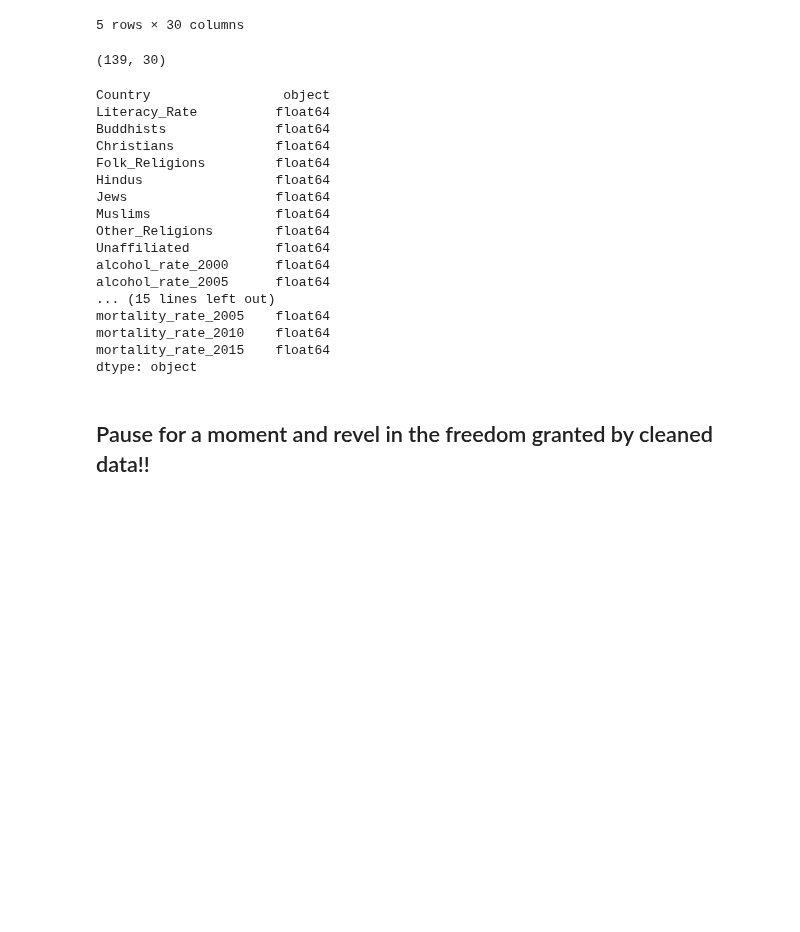
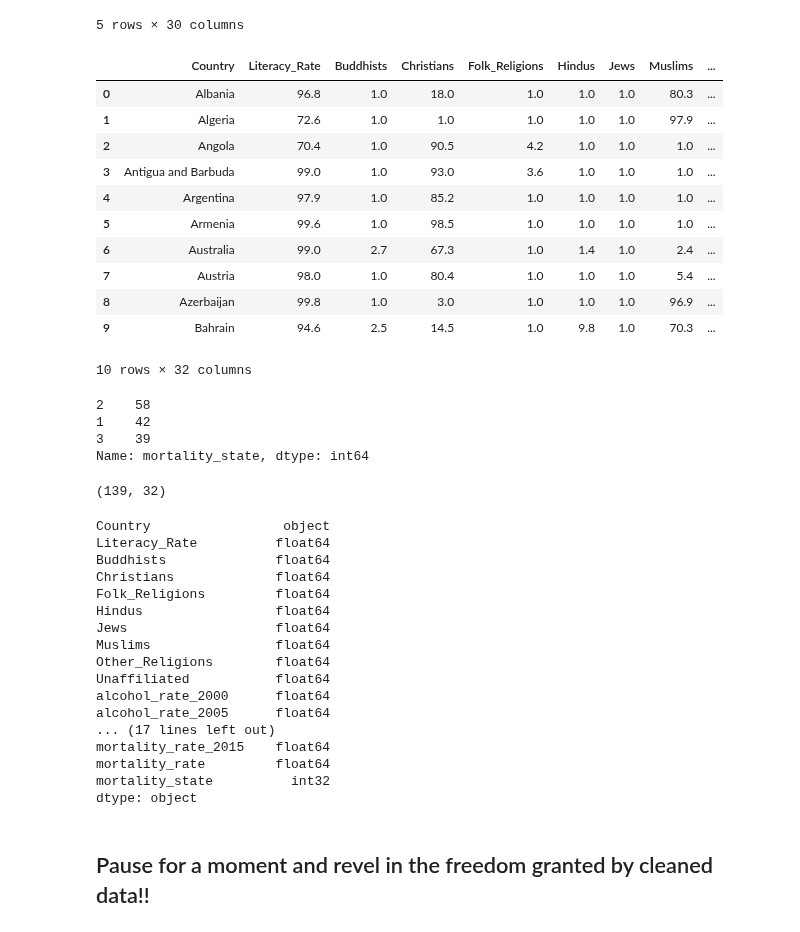
Before and after one commit to StephenDini/Mortality_Predictor, a Jupyter notebook: data_clean_up.ipynb, the cells around one changed output. Saved outputs shown, nothing was run; the diff lists cells and outputs as text; code cells hidden in the pictures; blank space fills up the shorter version.

Commit message:
Added mortality_a mortality_rate column as a % and and a mortality_state column binned 3,2,1 for high,med,low

```diff
--- a/data_clean_up.ipynb
+++ b/data_clean_up.ipynb
@@ -941,10 +941,41 @@ agglomerated_df.head()
 | 3 | Antigua and Barbuda | 99.0 | 1.0 | 93.0 | 3.6 | 1.0 | 1.0 | 1.0 | ... |
 | 4 | Argentina | 97.9 | 1.0 | 85.2 | 1.0 | 1.0 | 1.0 | 1.0 | ... |
 5 rows × 30 columns
+# %%
+# Add a mortality_state column that bins the mortailty from 2015 into ctaegories of high, medium, and low numericly 3,2,1
+high = 20
+med = 10
+# Turn mortality_rate_2015 into a %
+agglomerated_df['mortality_rate'] = agglomerated_df['mortality_rate_2015'].div(1000).mul(100)
+
+# Syntax to add column based on another column range found at
+#https://stackoverflow.com/questions/59642338/creating-new-column-based-on-condition-on-other-column-in-pandas-dataframe
+agglomerated_df['mortality_state']=np.select([agglomerated_df['mortality_rate']<med,agglomerated_df['mortality_rate'].between(med,high)],[1,2],3)
+agglomerated_df.head(10)
+# %% [output]
+|  | Country | Literacy_Rate | Buddhists | Christians | Folk_Religions | Hindus | Jews | Muslims | ... |
+| 0 | Albania | 96.8 | 1.0 | 18.0 | 1.0 | 1.0 | 1.0 | 80.3 | ... |
+| 1 | Algeria | 72.6 | 1.0 | 1.0 | 1.0 | 1.0 | 1.0 | 97.9 | ... |
+| 2 | Angola | 70.4 | 1.0 | 90.5 | 4.2 | 1.0 | 1.0 | 1.0 | ... |
+| 3 | Antigua and Barbuda | 99.0 | 1.0 | 93.0 | 3.6 | 1.0 | 1.0 | 1.0 | ... |
+| 4 | Argentina | 97.9 | 1.0 | 85.2 | 1.0 | 1.0 | 1.0 | 1.0 | ... |
+| 5 | Armenia | 99.6 | 1.0 | 98.5 | 1.0 | 1.0 | 1.0 | 1.0 | ... |
+| 6 | Australia | 99.0 | 2.7 | 67.3 | 1.0 | 1.4 | 1.0 | 2.4 | ... |
+| 7 | Austria | 98.0 | 1.0 | 80.4 | 1.0 | 1.0 | 1.0 | 5.4 | ... |
+| 8 | Azerbaijan | 99.8 | 1.0 | 3.0 | 1.0 | 1.0 | 1.0 | 96.9 | ... |
+| 9 | Bahrain | 94.6 | 2.5 | 14.5 | 1.0 | 9.8 | 1.0 | 70.3 | ... |
+10 rows × 32 columns
+# %%
+agglomerated_df['mortality_state'].value_counts()
+# %% [output]
+2    58
+1    42
+3    39
+Name: mortality_state, dtype: int64
 # %%
 agglomerated_df.shape
 # %% [output]
-(139, 30)
+(139, 32)
 # %%
 # Verify Datatypes are as needed for machine learning (numeric) Note: Country will be dropped before splitting train/test data
 agglomerated_df.dtypes
@@ -961,10 +992,10 @@ Other_Religions        float64
 Unaffiliated           float64
 alcohol_rate_2000      float64
 alcohol_rate_2005      float64
-... (15 lines left out)
-mortality_rate_2005    float64
-mortality_rate_2010    float64
+... (17 lines left out)
 mortality_rate_2015    float64
+mortality_rate         float64
+mortality_state          int32
 dtype: object
 # %% [markdown]
 ## Pause for a moment and revel in the freedom granted by cleaned data!!
```
Also changed, not shown: 1 other file.
